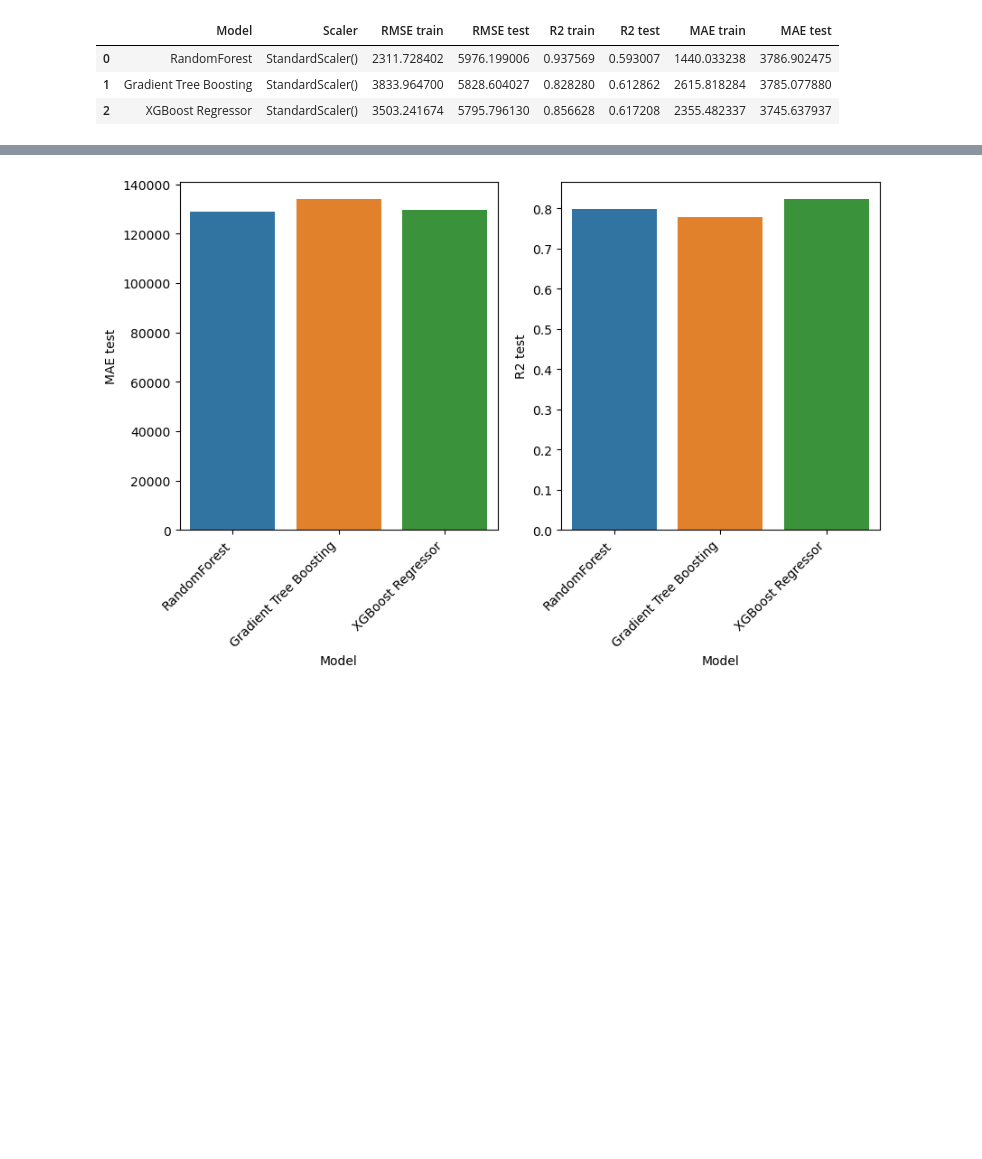
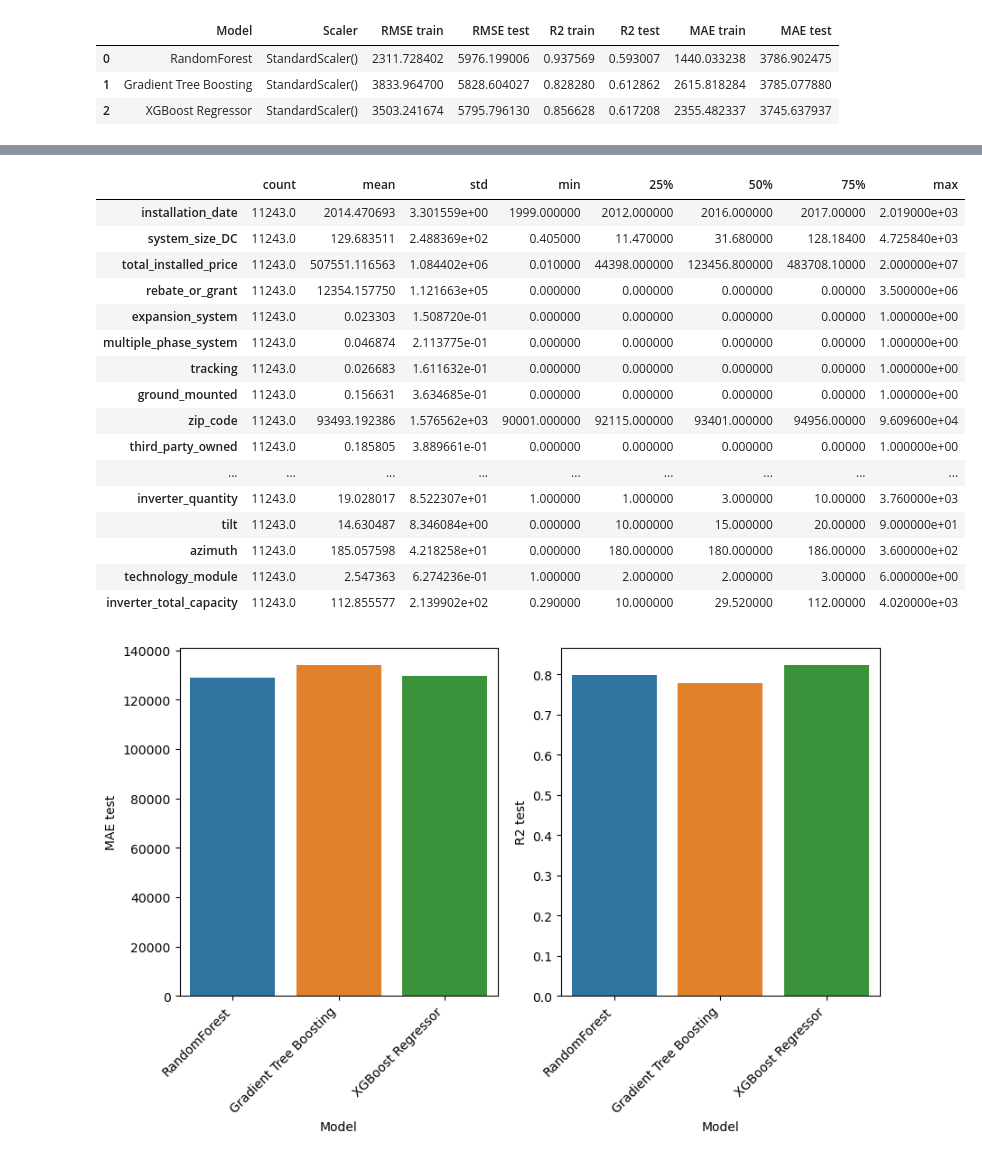
Before and after one commit to klehik/AI-DA-Projekti, a Jupyter notebook: Koneoppiminen.ipynb, the cells around one changed output, grey strips where cells are left out. Cells and saved outputs as stored; diff of their text form; code cells hidden in the pictures; blank space fills up the shorter version.

```diff
--- a/Koneoppiminen.ipynb
+++ b/Koneoppiminen.ipynb
@@ -428,3 +468,23 @@ Käyttämällä RandomizedSearchCV arvoja MAE testin arvot laskivat vielä noin
+# %%
+non_res.describe().T
+# %% [output]
+|  | count | mean | std | min | 25% | 50% | 75% | max |
+| installation_date | 11243.0 | 2014.470693 | 3.301559e+00 | 1999.000000 | 2012.000000 | 2016.000000 | 2017.00000 | 2.019000e+03 |
+| system_size_DC | 11243.0 | 129.683511 | 2.488369e+02 | 0.405000 | 11.470000 | 31.680000 | 128.18400 | 4.725840e+03 |
+| total_installed_price | 11243.0 | 507551.116563 | 1.084402e+06 | 0.010000 | 44398.000000 | 123456.800000 | 483708.10000 | 2.000000e+07 |
+| rebate_or_grant | 11243.0 | 12354.157750 | 1.121663e+05 | 0.000000 | 0.000000 | 0.000000 | 0.00000 | 3.500000e+06 |
+| expansion_system | 11243.0 | 0.023303 | 1.508720e-01 | 0.000000 | 0.000000 | 0.000000 | 0.00000 | 1.000000e+00 |
+| multiple_phase_system | 11243.0 | 0.046874 | 2.113775e-01 | 0.000000 | 0.000000 | 0.000000 | 0.00000 | 1.000000e+00 |
+| tracking | 11243.0 | 0.026683 | 1.611632e-01 | 0.000000 | 0.000000 | 0.000000 | 0.00000 | 1.000000e+00 |
+| ground_mounted | 11243.0 | 0.156631 | 3.634685e-01 | 0.000000 | 0.000000 | 0.000000 | 0.00000 | 1.000000e+00 |
+| zip_code | 11243.0 | 93493.192386 | 1.576562e+03 | 90001.000000 | 92115.000000 | 93401.000000 | 94956.00000 | 9.609600e+04 |
+| third_party_owned | 11243.0 | 0.185805 | 3.889661e-01 | 0.000000 | 0.000000 | 0.000000 | 0.00000 | 1.000000e+00 |
+| ... | ... | ... | ... | ... | ... | ... | ... | ... |
+| inverter_quantity | 11243.0 | 19.028017 | 8.522307e+01 | 1.000000 | 1.000000 | 3.000000 | 10.00000 | 3.760000e+03 |
+| tilt | 11243.0 | 14.630487 | 8.346084e+00 | 0.000000 | 10.000000 | 15.000000 | 20.00000 | 9.000000e+01 |
+| azimuth | 11243.0 | 185.057598 | 4.218258e+01 | 0.000000 | 180.000000 | 180.000000 | 186.00000 | 3.600000e+02 |
+| technology_module | 11243.0 | 2.547363 | 6.274236e-01 | 1.000000 | 2.000000 | 2.000000 | 3.00000 | 6.000000e+00 |
+| inverter_total_capacity | 11243.0 | 112.855577 | 2.139902e+02 | 0.290000 | 10.000000 | 29.520000 | 112.00000 | 4.020000e+03 |
 # %%
 evaluate_models(non_res,StandardScaler(),models)
 # %% [output]
```
Also changed, not shown: parts of 16 cells of this notebook, 2 other files.
